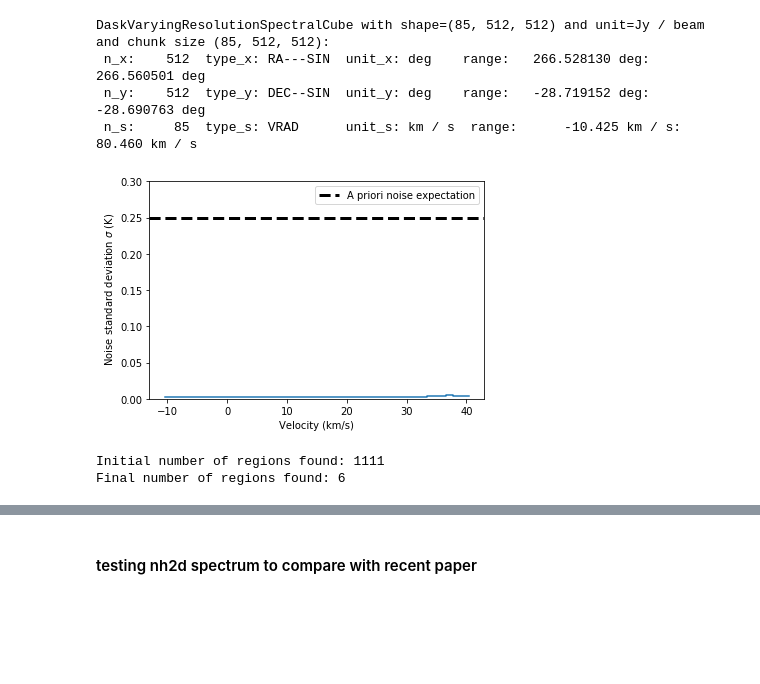
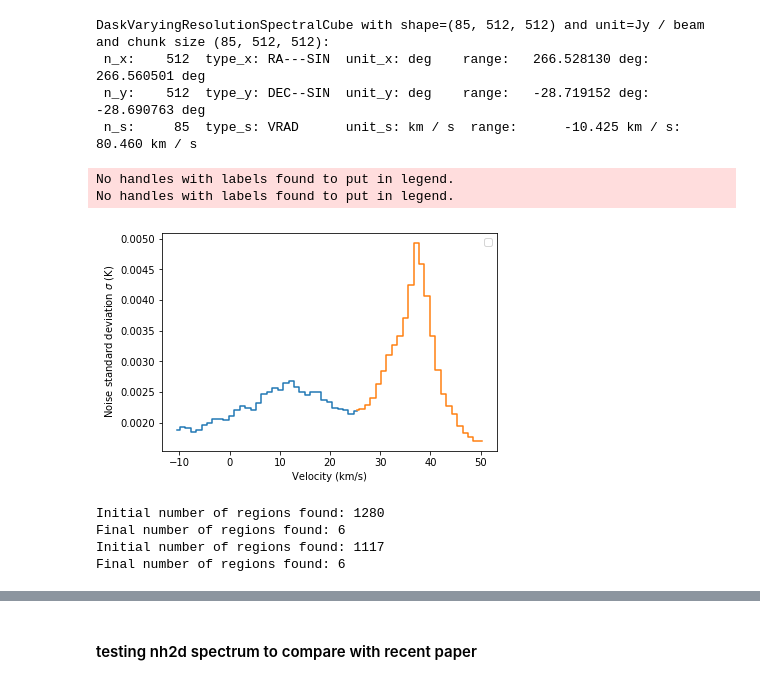
Before and after one commit to abulatek/brick, a Jupyter notebook: first_results/thioformaldehyde/thioformaldehyde.ipynb, the cells around one changed output, grey strips where cells are left out. Cells and saved outputs as stored; diff of their text form; code cells hidden in the pictures; blank space fills up the shorter version.

```diff
--- a/first_results/thioformaldehyde/thioformaldehyde.ipynb
+++ b/first_results/thioformaldehyde/thioformaldehyde.ipynb
@@ -105,9 +139,10 @@ def get_noise_map(cube_noise):
              drawstyle='steps-mid')
     plt.xlabel('Velocity (km/s)')
     plt.ylabel(r' Noise standard deviation $\sigma$ (K)')
-    plt.ylim([0., 0.30]) # Best to extend the range to 0.
-    plt.axhline(0.25, linestyle='--', color='k', linewidth=3, label='A priori noise expectation')
+#     plt.ylim([0., 0.30]) # Best to extend the range to 0.
+#     plt.axhline(0.25, linestyle='--', color='k', linewidth=3, label='A priori noise expectation')
     plt.legend(frameon=True)
+    cube_sclip_slice = cube_sclip.spectral_slab(50*u.km/u.s, 80*u.km/u.s)
     mad_std_map_sclip = cube_sclip.mad_std(axis=0) # Calculate sigma along the spectral dimension
     return mad_std_map_sclip
 
@@ -159,9 +194,13 @@ DaskVaryingResolutionSpectralCube with shape=(85, 512, 512) and unit=Jy / beam a
  n_y:    512  type_y: DEC--SIN  unit_y: deg    range:   -28.719152 deg:  -28.690763 deg
  n_s:     85  type_s: VRAD      unit_s: km / s  range:      -10.425 km / s:      80.460 km / s
 # %%
-subcube = cube.spectral_slab(-10*u.km/u.s, 40*u.km/u.s)
+subcube_low = cube.spectral_slab(-10*u.km/u.s, 25*u.km/u.s)
+subcube_high = cube.spectral_slab(25*u.km/u.s, 50*u.km/u.s)
 # %%
 # Get noise map
-mad_std_map_sclip = get_noise_map(subcube)
+mad_std_map_sclip_low = get_noise_map(subcube_low)
+mad_std_map_sclip_high = get_noise_map(subcube_high)
 # %% [output]
+No handles with labels found to put in legend.
+No handles with labels found to put in legend.
-[figure, old version]
+[figure, new version]
@@ -171,6 +206,0 @@ plain_masked_slab = subcube.with_mask(plain_mask)
-# %%
-signal_mask = get_signal_mask_scipy(plain_masked_slab, mad_std_map_sclip)
-masked_cube = plain_masked_slab.with_mask(signal_mask)
-# %% [output]
-Initial number of regions found: 1111
-Final number of regions found: 6
@@ -177 +212,11 @@ Final number of regions found: 6
+# %%
+signal_mask_low = get_signal_mask_scipy(plain_masked_slab_low, mad_std_map_sclip_low)
+masked_cube_low = plain_masked_slab_low.with_mask(signal_mask_low)
+signal_mask_high = get_signal_mask_scipy(plain_masked_slab_high, mad_std_map_sclip_high)
+masked_cube_high = plain_masked_slab_high.with_mask(signal_mask_high)
+# %% [output]
+Initial number of regions found: 1280
+Final number of regions found: 6
+Initial number of regions found: 1117
+Final number of regions found: 6
 # %%
```
Also changed, not shown: parts of 36 cells of this notebook, 7 other files.
